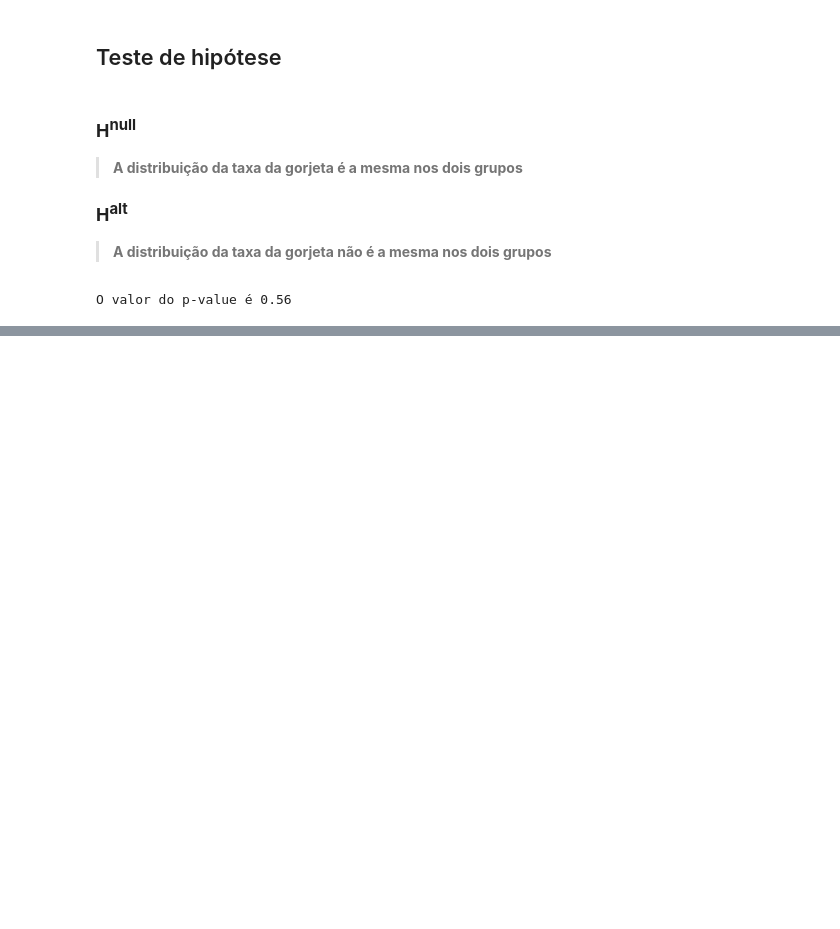
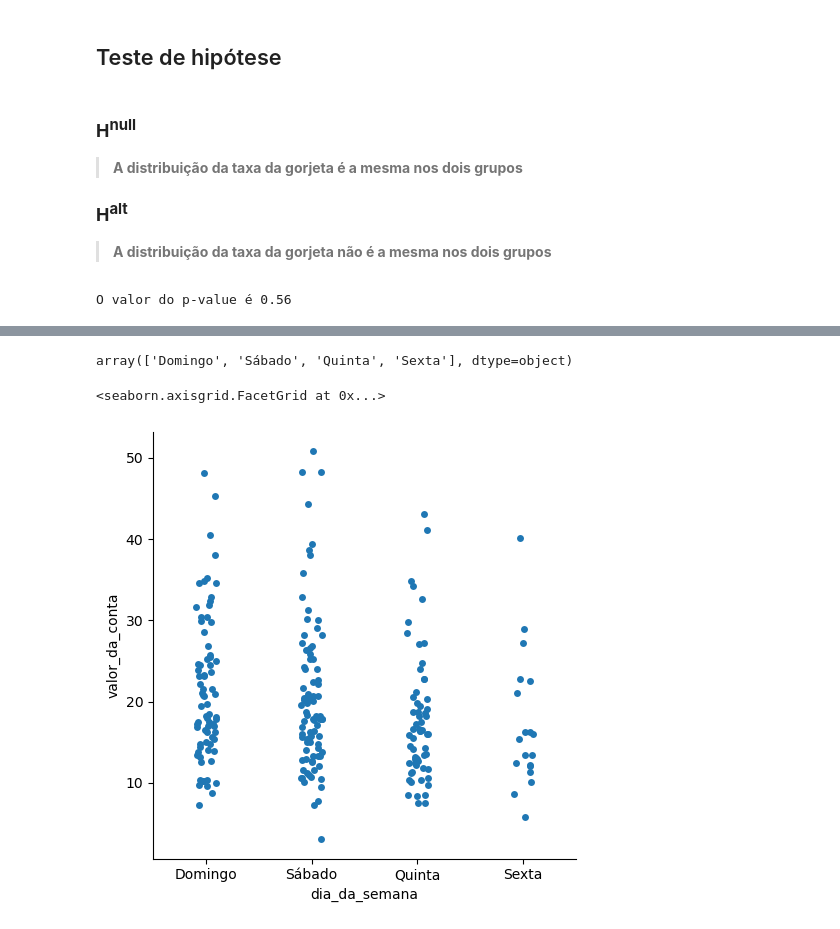
Before and after one commit to DacioMP/python_para_data_science, a Jupyter notebook: data_visualization_explorando_com_seaborn/aulas.ipynb, the cells around one changed output, grey strips where cells are left out. Cells and saved outputs as stored; diff of their text form; code cells hidden in the pictures; blank space fills up the shorter version.

Commit message:
Aula 04: Comparando e explorando os dias da semana

```diff
--- a/data_visualization_explorando_com_seaborn/aulas.ipynb
+++ b/data_visualization_explorando_com_seaborn/aulas.ipynb
@@ -327,0 +341,12 @@ O valor do p-value é 0.56
+# %%
+gorjetas.dia_da_semana.unique()
+# %% [output]
+array(['Domingo', 'Sábado', 'Quinta', 'Sexta'], dtype=object)
+# %%
+x = gorjetas.dia_da_semana
+y = gorjetas.valor_da_conta
+data = gorjetas
+sns.catplot(x=x, y=y, data=data)
+# %% [output]
+<seaborn.axisgrid.FacetGrid at 0x...>
+[figure, added]
```
Also changed, not shown: parts of 18 cells of this notebook.
